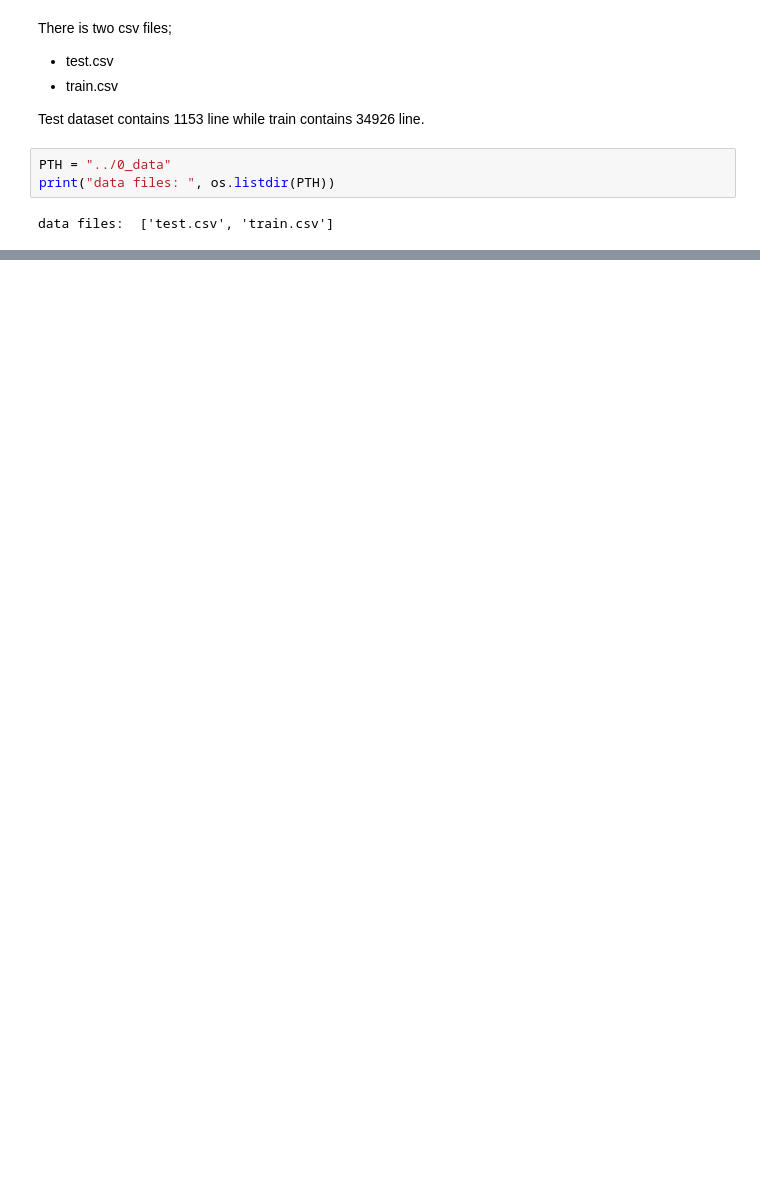
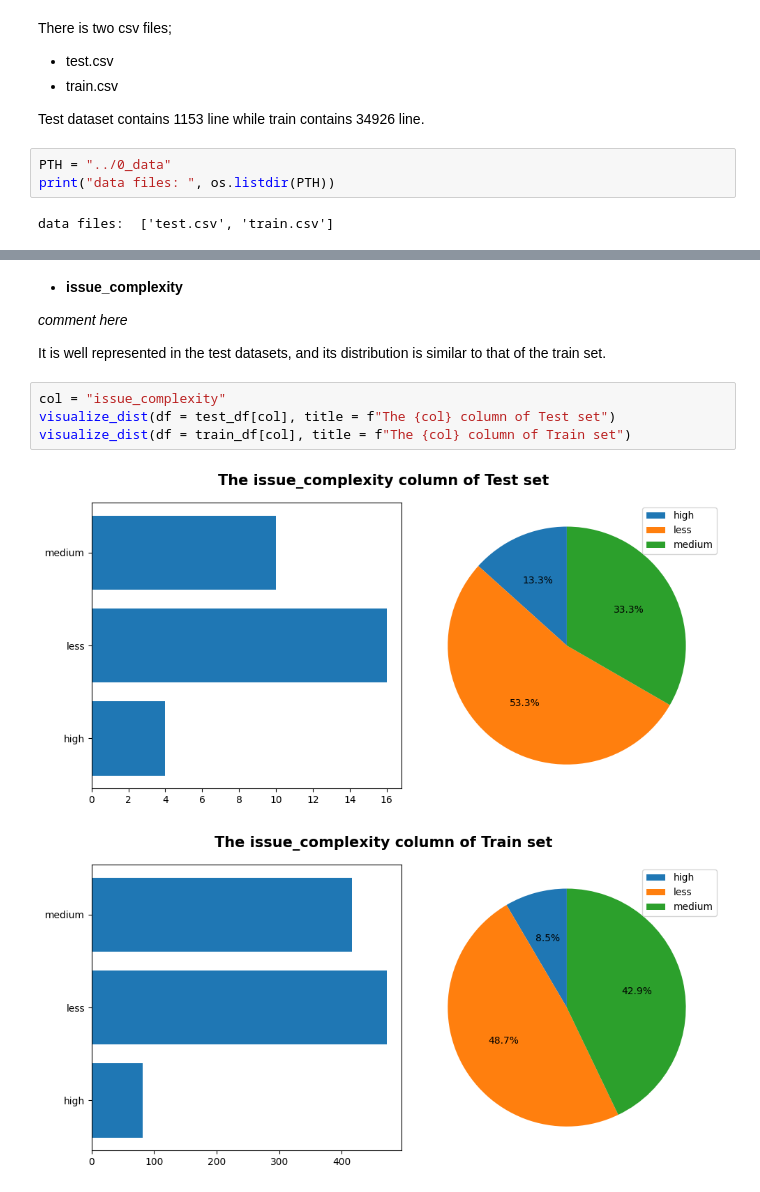
Before and after one commit to didemir/attention_sentiment_classification, a Jupyter notebook: 1_codes/0_EDA.ipynb, the cells around one changed output, grey strips where cells are left out. Drawn from its saved outputs; the diff is of its cells as text; blank space fills up the shorter version.

```diff
--- a/1_codes/0_EDA.ipynb
+++ b/1_codes/0_EDA.ipynb
@@ -129,0 +175,13 @@ Name: count, dtype: int64
+# %% [markdown]
+* **issue_complexity**
+
+_comment here_
+
+It is well represented in the test datasets, and its distribution is similar to that of the train set.
+# %%
+col = "issue_complexity"
+visualize_dist(df = test_df[col], title = f"The {col} column of Test set")
+visualize_dist(df = train_df[col], title = f"The {col} column of Train set")
+# %% [output]
+[figure, added]
+[figure, added]
```
Also changed, not shown: parts of 36 cells of this notebook, 4 other files.
